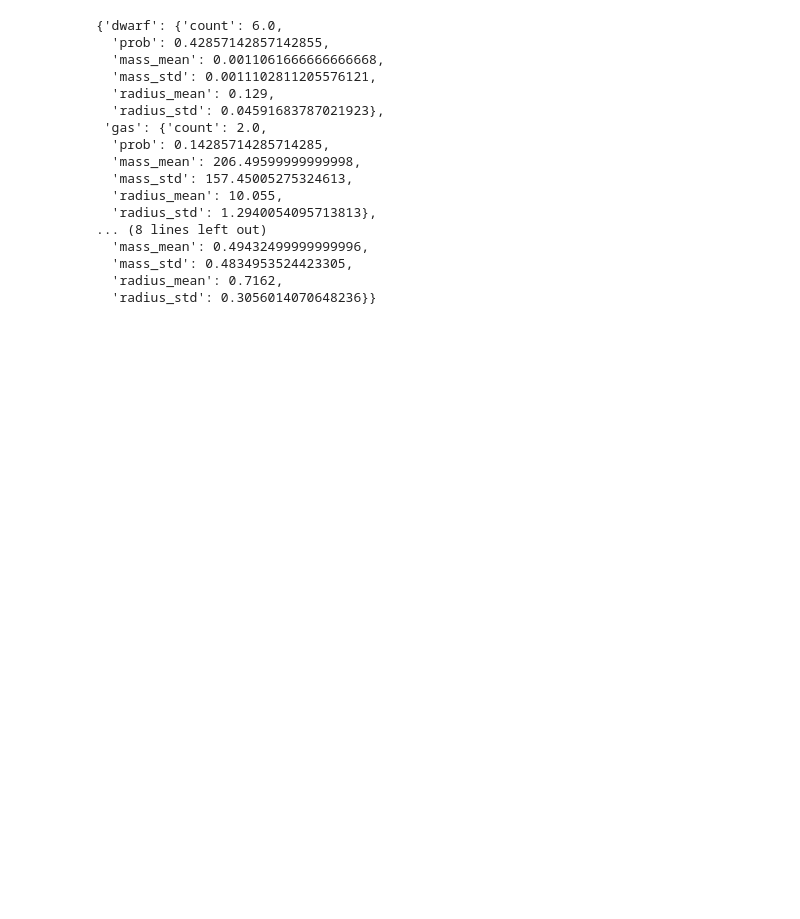
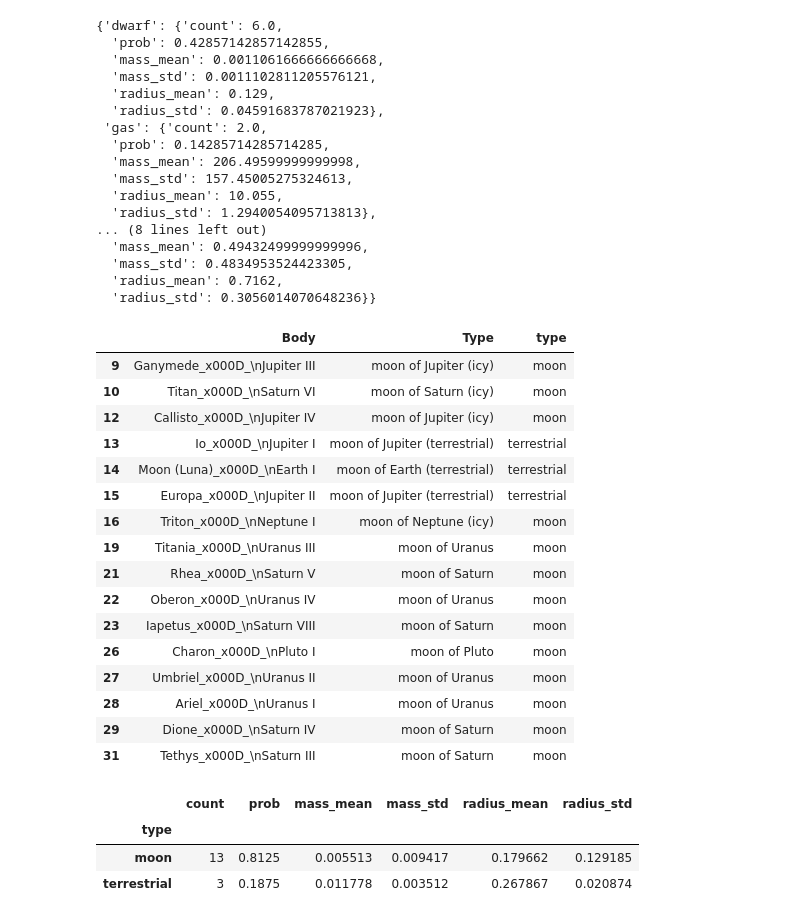
Before and after one commit to BillmanH/exoplanets, a Jupyter notebook: notebooks/Analysis - planet summary stats.ipynb, the cells around one changed output. Drawn from its saved outputs; the diff is of its cells as text; code cells hidden in the pictures; blank space fills up the shorter version.

```diff
--- a/notebooks/Analysis - planet summary stats.ipynb
+++ b/notebooks/Analysis - planet summary stats.ipynb
@@ -30,12 +30,15 @@ def get_type(x):
         return "dwarf"
     if "terrestrial" in x:
         return "terrestrial"
+    if "moon" in x:
+        return "moon"
     else:
         return "no type"
 # %%
 df['Type.lower'] = df['Type'].apply(lambda x: str(x).lower())
 df['type'] = df['Type.lower'].apply(get_type)
 df['is_planet'] = df['Type.lower'].str.contains('planet')
+df['is_moon'] = df['Type.lower'].str.contains('moon')
 pla = df.loc[df['is_planet']]
 pla[['Body','Type','type']]
 # %% [output]
@@ -90,3 +93,38 @@ ptypes.T.to_dict()
   'mass_std': 0.4834953524423305,
   'radius_mean': 0.7162,
   'radius_std': 0.3056014070648236}}
+# %%
+mon = df.loc[df['is_moon']]
+mon[['Body','Type','type']]
+# %% [output]
+|  | Body | Type | type |
+| 9 | Ganymede_x000D_\nJupiter III | moon of Jupiter (icy) | moon |
+| 10 | Titan_x000D_\nSaturn VI | moon of Saturn (icy) | moon |
+| 12 | Callisto_x000D_\nJupiter IV | moon of Jupiter (icy) | moon |
+| 13 | Io_x000D_\nJupiter I | moon of Jupiter (terrestrial) | terrestrial |
+| 14 | Moon (Luna)_x000D_\nEarth I | moon of Earth (terrestrial) | terrestrial |
+| 15 | Europa_x000D_\nJupiter II | moon of Jupiter (terrestrial) | terrestrial |
+| 16 | Triton_x000D_\nNeptune I | moon of Neptune (icy) | moon |
+| 19 | Titania_x000D_\nUranus III | moon of Uranus | moon |
+| 21 | Rhea_x000D_\nSaturn V | moon of Saturn | moon |
+| 22 | Oberon_x000D_\nUranus IV | moon of Uranus | moon |
+| 23 | Iapetus_x000D_\nSaturn VIII | moon of Saturn | moon |
+| 26 | Charon_x000D_\nPluto I | moon of Pluto | moon |
+| 27 | Umbriel_x000D_\nUranus II | moon of Uranus | moon |
+| 28 | Ariel_x000D_\nUranus I | moon of Uranus | moon |
+| 29 | Dione_x000D_\nSaturn IV | moon of Saturn | moon |
+| 31 | Tethys_x000D_\nSaturn III | moon of Saturn | moon |
+# %%
+mtypes = pd.DataFrame(mon.groupby('type').count()['Body'])
+mtypes.columns = ['count']
+mtypes['prob'] = mtypes['count']/len(mon)
+mtypes['mass_mean'] = pd.Series(mon.groupby('type').mean()['mass'])
+mtypes['mass_std'] = pd.Series(mon.groupby('type').std()['mass'])
+mtypes['radius_mean'] = pd.Series(mon.groupby('type').mean()['radius'])
+mtypes['radius_std'] = pd.Series(mon.groupby('type').std()['radius'])
+mtypes
+# %% [output]
+|  | count | prob | mass_mean | mass_std | radius_mean | radius_std |
+| type |  |  |  |  |  |  |
+| moon | 13 | 0.8125 | 0.005513 | 0.009417 | 0.179662 | 0.129185 |
+| terrestrial | 3 | 0.1875 | 0.011778 | 0.003512 | 0.267867 | 0.020874 |
```
Also changed, not shown: parts of 1 cell of this notebook, 2 other files.
